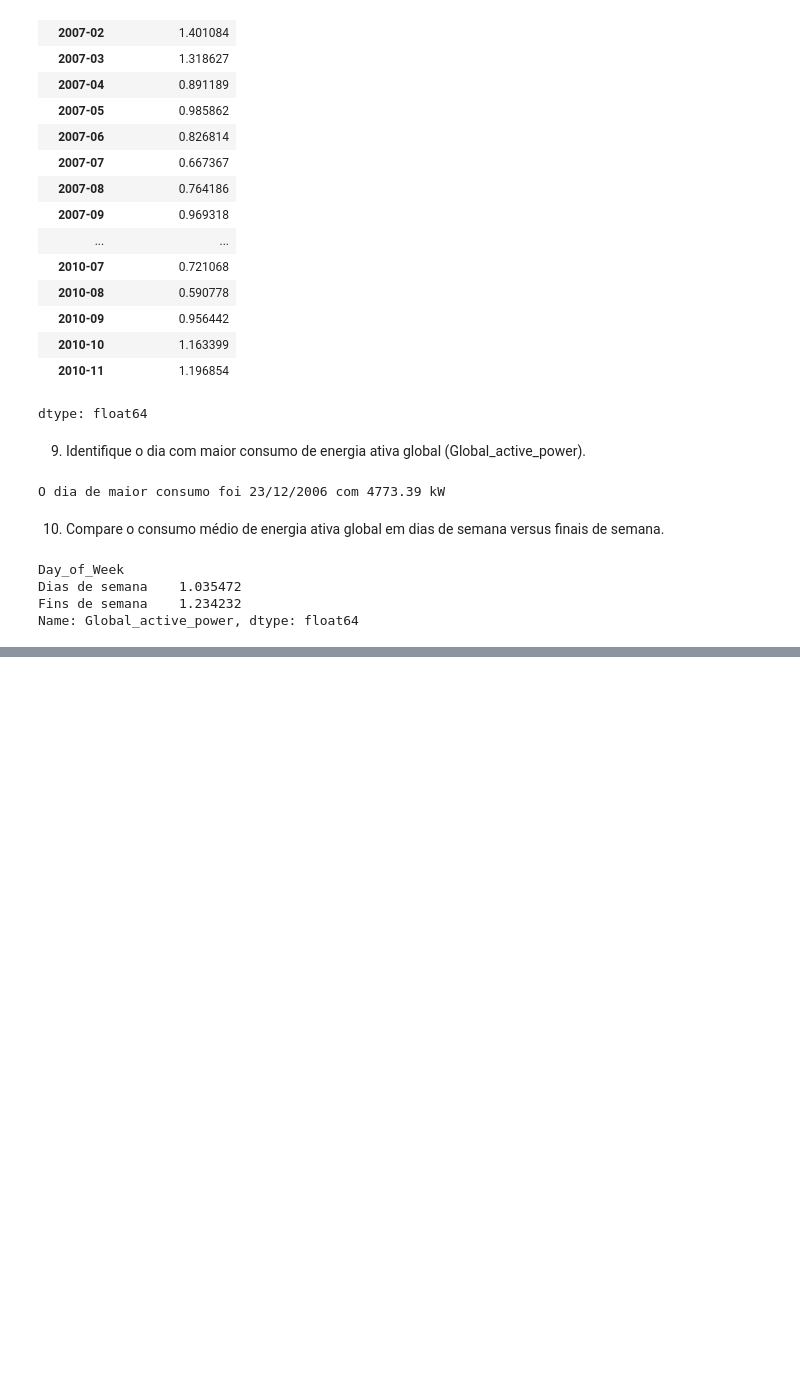
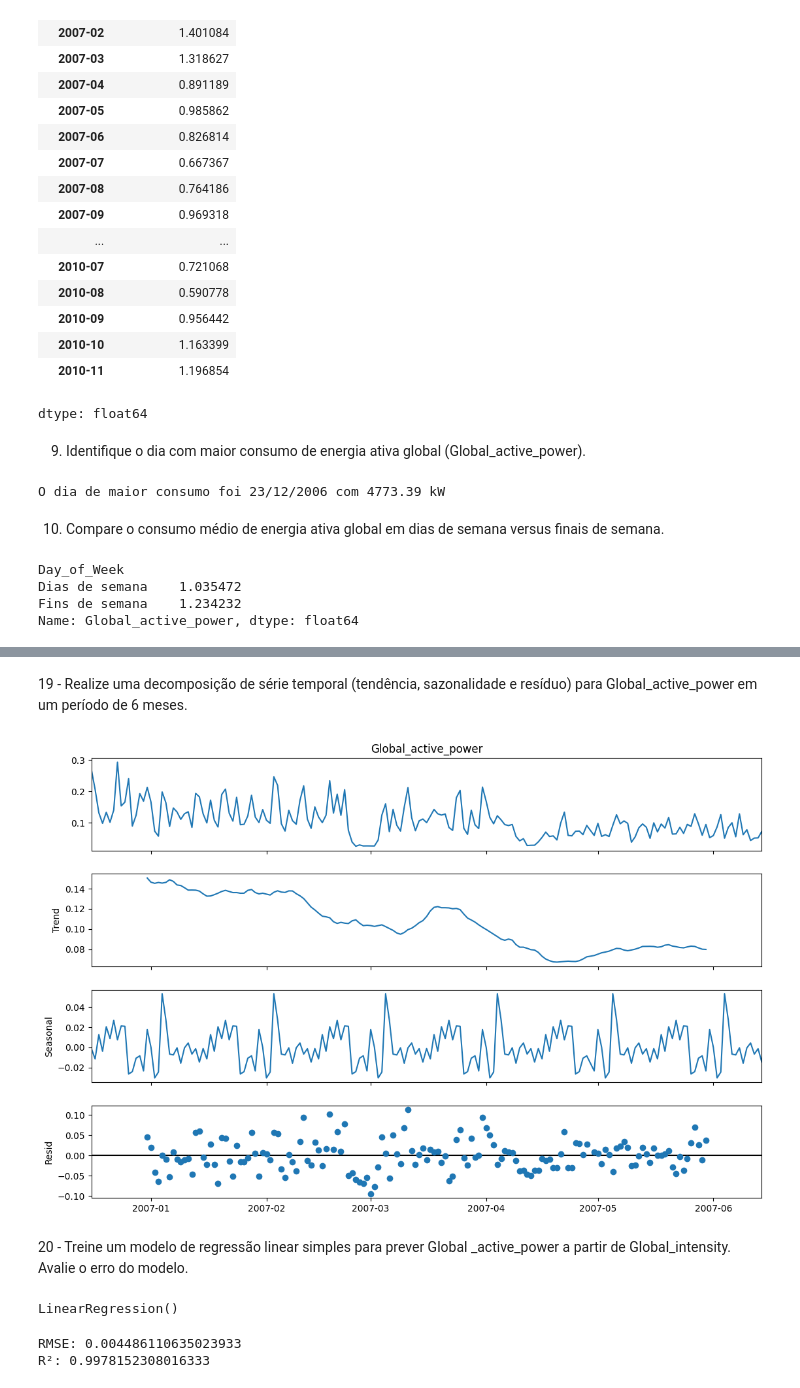
Before and after one commit to NathanMagno/energy-consumers-data, a Jupyter notebook: cp04.ipynb, the cells around one changed output, grey strips where cells are left out. Cells and saved outputs as stored; diff of their text form; code cells hidden in the pictures; blank space fills up the shorter version.

```diff
--- a/cp04.ipynb
+++ b/cp04.ipynb
@@ -235,0 +477,40 @@ Name: Global_active_power, dtype: float64
+# %% [markdown]
+19 - Realize uma decomposição de série temporal (tendência, sazonalidade e resíduo) para Global_active_power em um período de 6 meses.
+# %%
+seis_meses = df.set_index('Date').resample('D')['Global_active_power'].mean().dropna().iloc[:180]
+
+# Decomposição
+decomp = seasonal_decompose(seis_meses, model='additive', period=30)  # período -> mensal
+fig = decomp.plot()
+fig.set_size_inches(12,8)
+plt.show()
+# %% [output]
+[figure, added]
+# %% [markdown]
+20 - Treine um modelo de regressão linear simples para prever Global _active_power a partir de Global_intensity. Avalie o erro do modelo.
+# %%
+X = df[['Global_intensity']]
+y = df['Global_active_power']
+
+X = X.dropna()
+y = y.loc[X.index]
+
+X_train, X_test, y_train, y_test = train_test_split(X, y, test_size=0.2, random_state=42)
+
+
+model = LinearRegression()
+model.fit(X_train, y_train)
+# %% [output]
+LinearRegression()
+# %%
+y_pred = model.predict(X_test)
+
+# avaliação
+rmse = np.sqrt(mean_squared_error(y_test, y_pred))
+r2 = r2_score(y_test, y_pred)
+
+print("RMSE:", rmse)
+print("R²:", r2)
+# %% [output]
+RMSE: 0.004486110635023933
+R²: 0.9978152308016333
```
Also changed, not shown: parts of 96 cells of this notebook.
